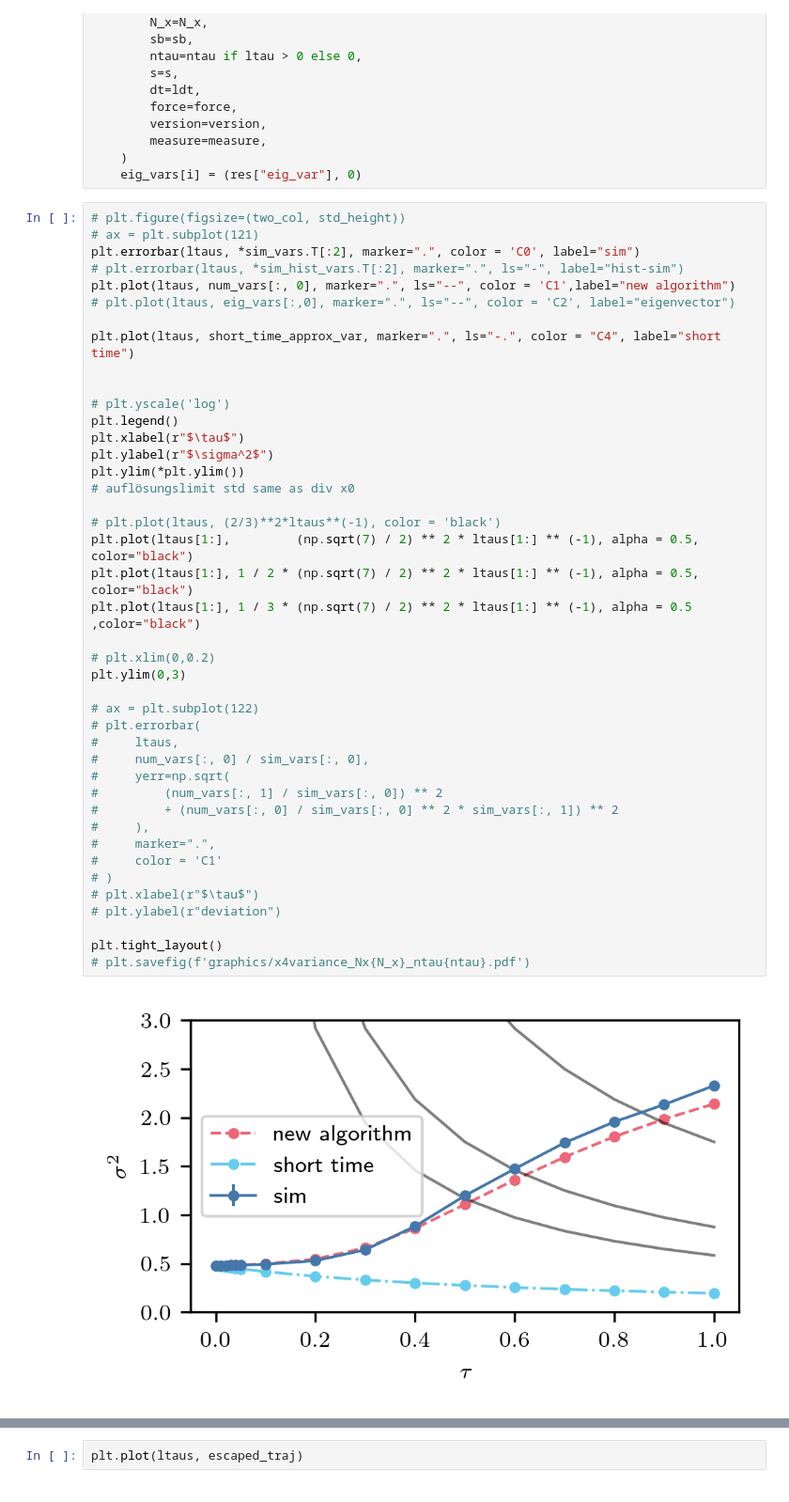
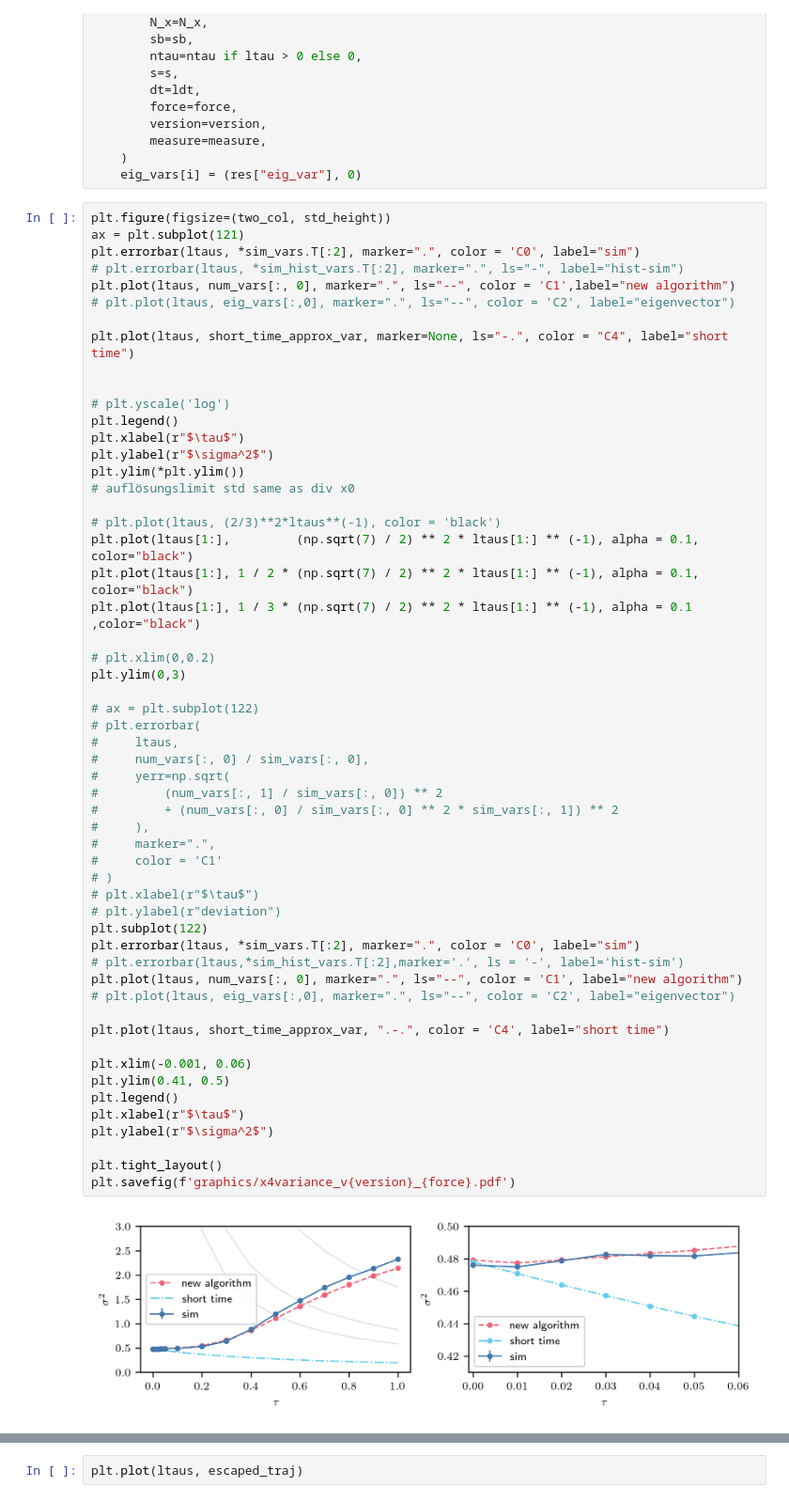
Before and after one commit to NilsToAn/overdampedDelayHarmonicOscillator, a Jupyter notebook: paper/variance_x4.ipynb, the cells around one changed output, grey strips where cells are left out. Shown at 94% size. Drawn from its saved outputs; the diff is of its cells as text.

```diff
--- a/paper/variance_x4.ipynb
+++ b/paper/variance_x4.ipynb
@@ -149,46 +149,59 @@ for i, ltau in enumerate(tqdm(ltaus[ltaus < np.pi / 2])):
     )
     eig_vars[i] = (res["eig_var"], 0)
 # %%
-# plt.figure(figsize=(two_col, std_height))
-# ax = plt.subplot(121)
+plt.figure(figsize=(two_col, std_height))
+ax = plt.subplot(121)
 plt.errorbar(ltaus, *sim_vars.T[:2], marker=".", color = 'C0', label="sim")
 # plt.errorbar(ltaus, *sim_hist_vars.T[:2], marker=".", ls="-", label="hist-sim")
 plt.plot(ltaus, num_vars[:, 0], marker=".", ls="--", color = 'C1',label="new algorithm")
 # plt.plot(ltaus, eig_vars[:,0], marker=".", ls="--", color = 'C2', label="eigenvector")
 
-plt.plot(ltaus, short_time_approx_var, marker=".", ls="-.", color = "C4", label="short time")
+plt.plot(ltaus, short_time_approx_var, marker=None, ls="-.", color = "C4", label="short time")
 
 
 # plt.yscale('log')
 plt.legend()
 plt.xlabel(r"$\tau$")
 plt.ylabel(r"$\sigma^2$")
 plt.ylim(*plt.ylim())
 # auflösungslimit std same as div x0
 
 # plt.plot(ltaus, (2/3)**2*ltaus**(-1), color = 'black')
-plt.plot(ltaus[1:],         (np.sqrt(7) / 2) ** 2 * ltaus[1:] ** (-1), alpha = 0.5, color="black")
-plt.plot(ltaus[1:], 1 / 2 * (np.sqrt(7) / 2) ** 2 * ltaus[1:] ** (-1), alpha = 0.5, color="black")
-plt.plot(ltaus[1:], 1 / 3 * (np.sqrt(7) / 2) ** 2 * ltaus[1:] ** (-1), alpha = 0.5 ,color="black")
+plt.plot(ltaus[1:],         (np.sqrt(7) / 2) ** 2 * ltaus[1:] ** (-1), alpha = 0.1, color="black")
+plt.plot(ltaus[1:], 1 / 2 * (np.sqrt(7) / 2) ** 2 * ltaus[1:] ** (-1), alpha = 0.1, color="black")
+plt.plot(ltaus[1:], 1 / 3 * (np.sqrt(7) / 2) ** 2 * ltaus[1:] ** (-1), alpha = 0.1 ,color="black")
 
 # plt.xlim(0,0.2)
 plt.ylim(0,3)
 
 # ax = plt.subplot(122)
 # plt.errorbar(
 #     ltaus,
 #     num_vars[:, 0] / sim_vars[:, 0],
 #     yerr=np.sqrt(
 #         (num_vars[:, 1] / sim_vars[:, 0]) ** 2
 #         + (num_vars[:, 0] / sim_vars[:, 0] ** 2 * sim_vars[:, 1]) ** 2
 #     ),
 #     marker=".",
 #     color = 'C1'
 # )
 # plt.xlabel(r"$\tau$")
 # plt.ylabel(r"deviation")
+plt.subplot(122)
+plt.errorbar(ltaus, *sim_vars.T[:2], marker=".", color = 'C0', label="sim")
+# plt.errorbar(ltaus,*sim_hist_vars.T[:2],marker='.', ls = '-', label='hist-sim')
+plt.plot(ltaus, num_vars[:, 0], marker=".", ls="--", color = 'C1', label="new algorithm")
+# plt.plot(ltaus, eig_vars[:,0], marker=".", ls="--", color = 'C2', label="eigenvector")
+
+plt.plot(ltaus, short_time_approx_var, ".-.", color = 'C4', label="short time")
+
+plt.xlim(-0.001, 0.06)
+plt.ylim(0.41, 0.5)
+plt.legend()
+plt.xlabel(r"$\tau$")
+plt.ylabel(r"$\sigma^2$")
 
 plt.tight_layout()
-# plt.savefig(f'graphics/x4variance_Nx{N_x}_ntau{ntau}.pdf')
+plt.savefig(f'graphics/x4variance_v{version}_{force}.pdf')
 # %% [output]
-[figure, old version]
+[figure, new version]
```
Also changed, not shown: parts of 1 cell of this notebook, 7 other files.
